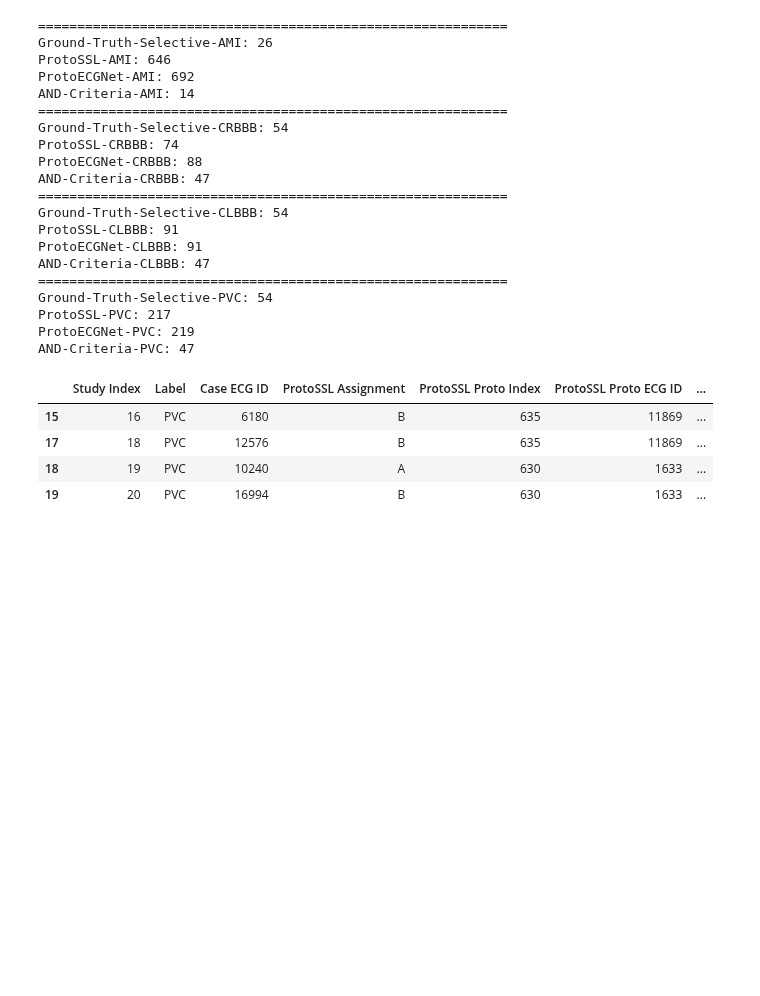
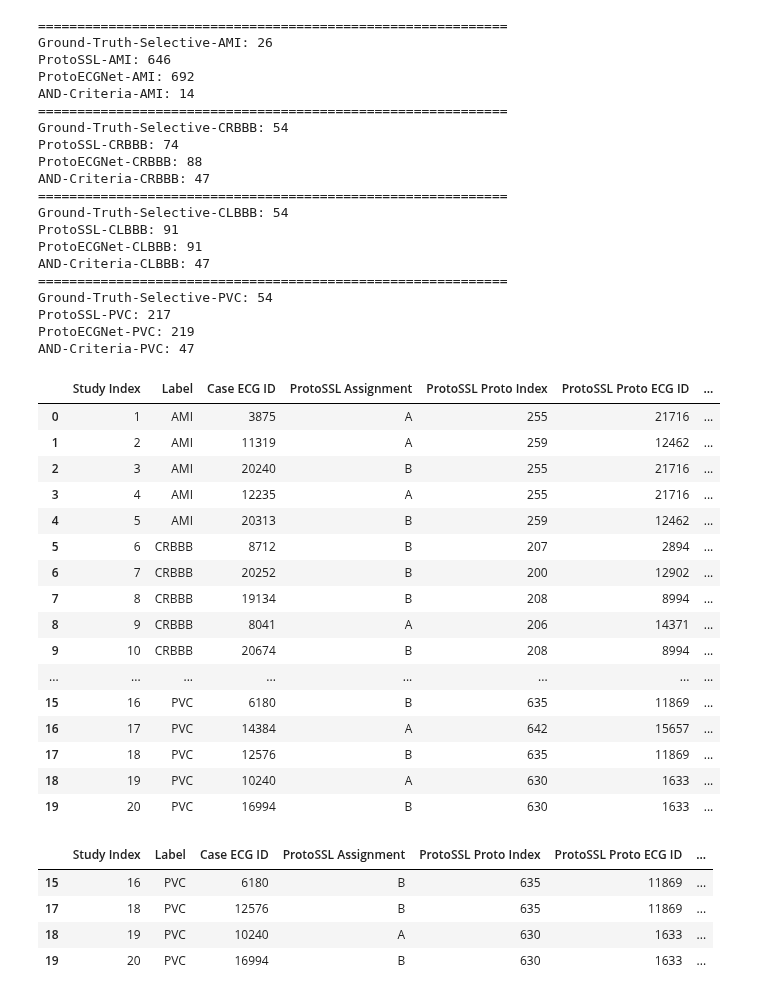
Before and after one commit to StevenSong/ProtoSSL, a Jupyter notebook: user-study/prepare_samples.ipynb, the cells around one changed output. Drawn from its saved outputs; the diff is of its cells as text; code cells hidden in the pictures; blank space fills up the shorter version.

```diff
--- a/user-study/prepare_samples.ipynb
+++ b/user-study/prepare_samples.ipynb
@@ -40,8 +40,8 @@ _ = plt.ioff()
 assert all([l in PTBXL_TARGETS for l in labels])
 test_ds = PtbxlECGDataset(dataset_path=ptbxl_path, split="test", sampling_rate=100)
 train_ds = PtbxlECGDataset(dataset_path=ptbxl_path, split="train", sampling_rate=100)
-ecg_id_to_idx = {int(ecg_id): i for i, ecg_id in enumerate(test_ds.ecg_ids)}
-train_ecg_id_to_idx = {int(ecg_id): i for i, ecg_id in enumerate(train_ds.ecg_ids)} # for projection samples
+ecg_id_to_idx = {int(ecg_id): i for i, ecg_id in enumerate(test_ds.sample_ids)}
+train_ecg_id_to_idx = {int(ecg_id): i for i, ecg_id in enumerate(train_ds.sample_ids)} # for projection samples
 # %% [output]
 =================load_cached_data==================
 Dataset parameters: (/opt/gpudata/ecg/ptb-xl, test, 100Hz)
@@ -160,7 +160,7 @@ for l in labels:
 
     # case must not be in these ECG IDs
     excluded_ecg_ids = exclude_cases[l]
-    not_excluded_mask = np.asarray([x not in excluded_ecg_ids for x in test_ds.ecg_ids])
+    not_excluded_mask = np.asarray([x not in excluded_ecg_ids for x in test_ds.sample_ids])
 
     # AND of these masks says that all models have correctly predicted the positive cases
     mask = np.logical_and.reduce([has_label_mask, not_excluded_mask, protossl_pred_correct_mask, protoecgnet_pred_correct_mask])
@@ -172,7 +172,7 @@ for l in labels:
     cases = rng.choice(cands, size=cases_per_label, replace=False)
 
     # put in fixed cases
-    cand_ecg_ids = test_ds.ecg_ids[mask]
+    cand_ecg_ids = test_ds.sample_ids[mask]
     for i, _case_ecg_id in enumerate(fixed_cases[l]):
         if _case_ecg_id is None:
             continue
@@ -229,7 +229,7 @@ def get_case_sim_and_chunk_for_model(model_path: Path) -> dict[str, dict[str, np
 
         label_case_meta[l] = {
             "similarity": case_label_proto_sims,
-            "case_ecg_id": test_ds.ecg_ids[case_idxs].numpy(),
+            "case_ecg_id": test_ds.sample_ids[case_idxs].numpy(),
             "case_ecg_window": case_label_proto_chunks,
             "global_proto_idxs": global_proto_idxs,
             "prototype_ecg_id": proj.loc[global_proto_idxs, "ecg_id"].to_numpy(),
@@ -524,6 +524,7 @@ def remove_baseline_wander(X, cutoff=0.5, order=1):
 # %%
 protossl_a_or_b = rng.choice(2, len(labels) * cases_per_label)
 do_plot = True
+unblind = True
 
 study_idxs = [(i, j, label_name) for i, label_name in enumerate(labels) for j in range(cases_per_label)]
 metadata = []
@@ -559,6 +560,12 @@ for (_i, j, label_name) in tqdm(study_idxs):
     if not do_plot:
         continue
 
+    model_a_name = "Model A"
+    model_b_name = "Model B"
+    if unblind:
+        model_a_name = "ProtoSSL HEEDB" if protossl_a_or_b[study_idx - 1] == 0 else "SupProto Direct"
+        model_b_name = "ProtoSSL HEEDB" if protossl_a_or_b[study_idx - 1] == 1 else "SupProto Direct"
+
     label_clean = label_name
     if label_name.endswith("BBB"):
         label_clean = label_name[1:]
@@ -568,11 +575,11 @@ for (_i, j, label_name) in tqdm(study_idxs):
         # case on left
         left_ecg_id=a_meta[label_name]["prototype_ecg_id"][j],
         left_ecg_window=a_meta[label_name]["prototype_ecg_window"][j],
-        left_title=f"Model A",
+        left_title=model_a_name,
         # model on right
         right_ecg_id=b_meta[label_name]["prototype_ecg_id"][j],
         right_ecg_window=b_meta[label_name]["prototype_ecg_window"][j],
-        right_title=f"Model B",
+        right_title=model_b_name,
     )
     global_fig.savefig(f"images/{study_idx:02d}_global_proto.png", dpi=300)
     a_fig = plot_compare(
@@ -584,7 +591,7 @@ for (_i, j, label_name) in tqdm(study_idxs):
         # model on right
         right_ecg_id=a_meta[label_name]["prototype_ecg_id"][j],
         right_ecg_window=a_meta[label_name]["prototype_ecg_window"][j],
-        right_title=f"Model A",
+        right_title=model_a_name,
         # annotate similarity
         annotation=f"{a_meta[label_name]['similarity'][j]:0.3f} Similarity",
     )
@@ -598,7 +605,7 @@ for (_i, j, label_name) in tqdm(study_idxs):
         # model on right
         right_ecg_id=b_meta[label_name]["prototype_ecg_id"][j],
         right_ecg_window=b_meta[label_name]["prototype_ecg_window"][j],
-        right_title=f"Model B",
+        right_title=model_b_name,
         # annotate similarity
         annotation=f"{b_meta[label_name]['similarity'][j]:0.3f} Similarity",
     )
@@ -607,4 +614,4 @@ for (_i, j, label_name) in tqdm(study_idxs):
     plt.close("all")
 
 metadata = pd.DataFrame.from_dict(metadata, orient="columns")
-metadata.to_csv("metadata.csv", index=False)
+# metadata.to_csv("metadata.csv", index=False)
@@ -611,3 +625,23 @@ metadata.to_csv("metadata.csv", index=False)
+# %%
+metadata
+# %% [output]
+|  | Study Index | Label | Case ECG ID | ProtoSSL Assignment | ProtoSSL Proto Index | ProtoSSL Proto ECG ID | ... |
+| 0 | 1 | AMI | 3875 | A | 255 | 21716 | ... |
+| 1 | 2 | AMI | 11319 | A | 259 | 12462 | ... |
+| 2 | 3 | AMI | 20240 | B | 255 | 21716 | ... |
+| 3 | 4 | AMI | 12235 | A | 255 | 21716 | ... |
+| 4 | 5 | AMI | 20313 | B | 259 | 12462 | ... |
+| 5 | 6 | CRBBB | 8712 | B | 207 | 2894 | ... |
+| 6 | 7 | CRBBB | 20252 | B | 200 | 12902 | ... |
+| 7 | 8 | CRBBB | 19134 | B | 208 | 8994 | ... |
+| 8 | 9 | CRBBB | 8041 | A | 206 | 14371 | ... |
+| 9 | 10 | CRBBB | 20674 | B | 208 | 8994 | ... |
+| ... | ... | ... | ... | ... | ... | ... | ... |
+| 15 | 16 | PVC | 6180 | B | 635 | 11869 | ... |
+| 16 | 17 | PVC | 14384 | A | 642 | 15657 | ... |
+| 17 | 18 | PVC | 12576 | B | 635 | 11869 | ... |
+| 18 | 19 | PVC | 10240 | A | 630 | 1633 | ... |
+| 19 | 20 | PVC | 16994 | B | 630 | 1633 | ... |
 # %%
 # check how many times duplicate global prototype comparisons are made (acceptable if only 1 or 2 dupes)
 metadata[metadata[["ProtoSSL Proto Index", "ProtoECGNet Proto Index"]].duplicated(keep=False)]
```
Also changed, not shown: parts of 2 cells of this notebook, 13 other files.
